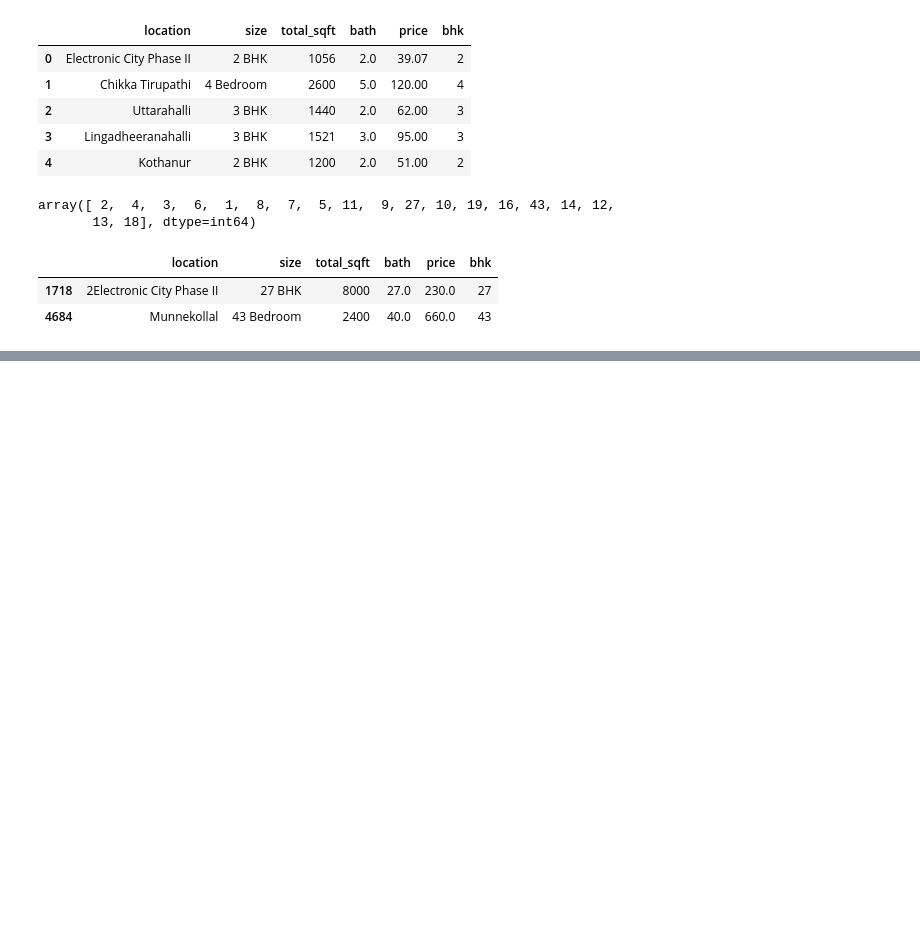
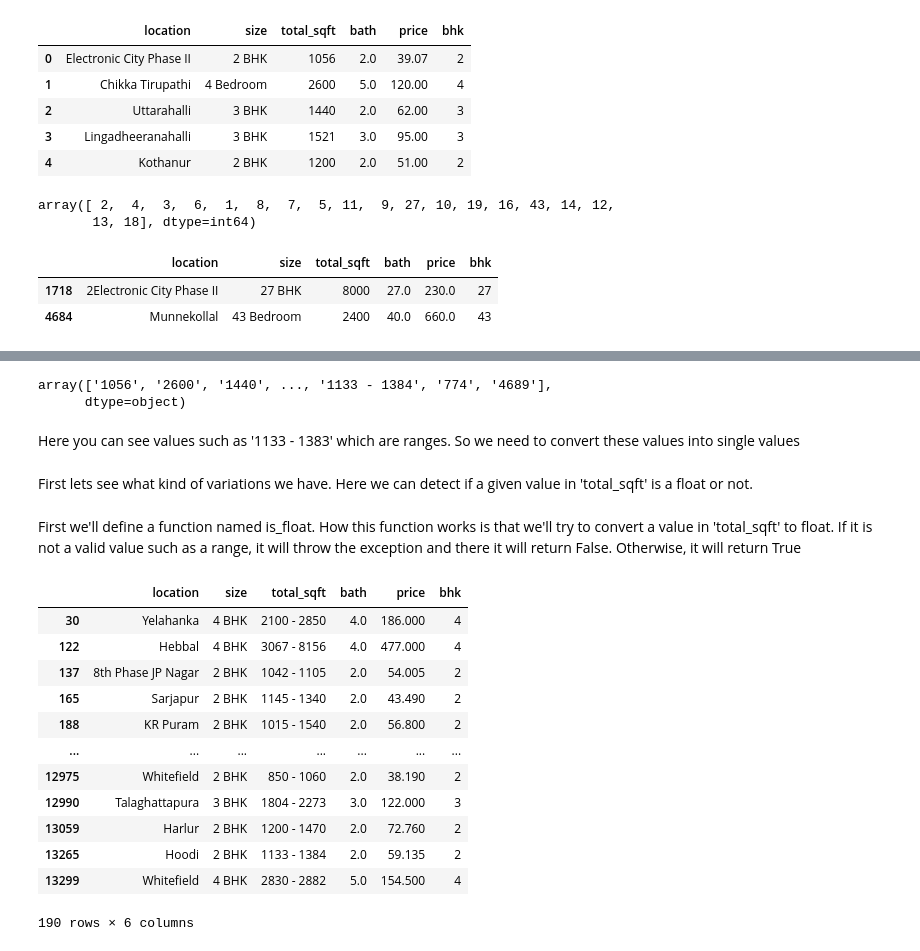
Before and after one commit to NisalaTharakaPerera/BangaloreHomePricePrediction, a Jupyter notebook: BangaloreHousePrediction.ipynb, the cells around one changed output, grey strips where cells are left out. Cells and saved outputs as stored; diff of their text form; code cells hidden in the pictures; blank space fills up the shorter version.

```diff
--- a/BangaloreHousePrediction.ipynb
+++ b/BangaloreHousePrediction.ipynb
@@ -124,0 +126,34 @@ The second result looks like an error as the total_sqft number is less
+# %%
+df3.total_sqft.unique()
+# %% [output]
+array(['1056', '2600', '1440', ..., '1133 - 1384', '774', '4689'],
+      dtype=object)
+# %% [markdown]
+Here you can see values such as '1133 - 1383' which are ranges. So we need to convert these values into single values
+# %% [markdown]
+First lets see what kind of variations we have. Here we can detect if a given value in 'total_sqft' is a float or not.
+# %% [markdown]
+First we'll define a function named is_float. How this function works is that we'll try to convert a value in 'total_sqft' to float. If it is not a valid value such as a range, it will throw the exception and there it will return False. Otherwise, it will return True
+# %%
+def is_float(x):
+    try:
+        float(x)
+    except:
+        return False
+    return True
+# %%
+df3[~df3['total_sqft'].apply(is_float)]
+# %% [output]
+|  | location | size | total_sqft | bath | price | bhk |
+| 30 | Yelahanka | 4 BHK | 2100 - 2850 | 4.0 | 186.000 | 4 |
+| 122 | Hebbal | 4 BHK | 3067 - 8156 | 4.0 | 477.000 | 4 |
+| 137 | 8th Phase JP Nagar | 2 BHK | 1042 - 1105 | 2.0 | 54.005 | 2 |
+| 165 | Sarjapur | 2 BHK | 1145 - 1340 | 2.0 | 43.490 | 2 |
+| 188 | KR Puram | 2 BHK | 1015 - 1540 | 2.0 | 56.800 | 2 |
+| ... | ... | ... | ... | ... | ... | ... |
+| 12975 | Whitefield | 2 BHK | 850 - 1060 | 2.0 | 38.190 | 2 |
+| 12990 | Talaghattapura | 3 BHK | 1804 - 2273 | 3.0 | 122.000 | 3 |
+| 13059 | Harlur | 2 BHK | 1200 - 1470 | 2.0 | 72.760 | 2 |
+| 13265 | Hoodi | 2 BHK | 1133 - 1384 | 2.0 | 59.135 | 2 |
+| 13299 | Whitefield | 4 BHK | 2830 - 2882 | 5.0 | 154.500 | 4 |
+190 rows × 6 columns
```
Also changed, not shown: parts of 48 cells of this notebook, 1 other file.
